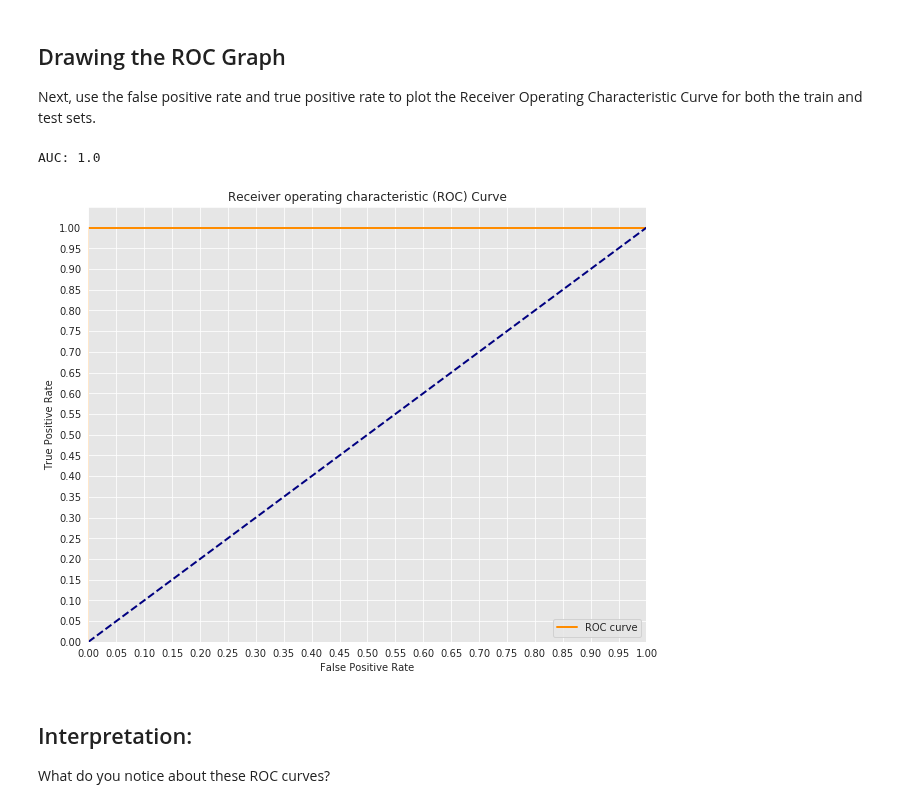
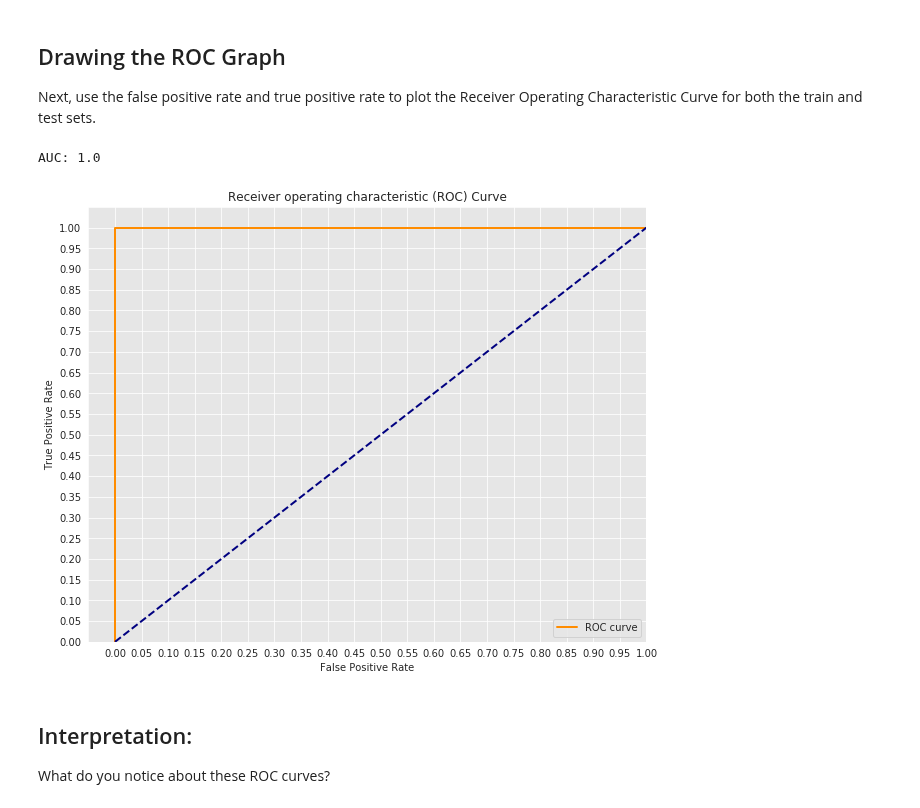
Before and after one commit to fleralle/dsc-roc-curves-and-auc-lab-houston-ds-042219, a Jupyter notebook: index.ipynb, the cells around one changed output. Drawn from its saved outputs; the diff is of its cells as text; code cells hidden in the pictures.

```diff
--- a/index.ipynb
+++ b/index.ipynb
@@ -73,29 +73,29 @@ Next, use the false positive rate and true positive rate to plot the Receiver Op
 # %%
 import matplotlib.pyplot as plt
 import seaborn as sns
 %matplotlib inline
 
 #Seaborns Beautiful Styling
 sns.set_style("darkgrid", {"axes.facecolor": ".9"})
 
 print('AUC: {}'.format(auc(fpr, tpr)))
 plt.figure(figsize=(10,8))
 lw = 2
 plt.plot(fpr, tpr, color='darkorange',
          lw=lw, label='ROC curve')
 plt.plot([0, 1], [0, 1], color='navy', lw=lw, linestyle='--')
-plt.xlim([0.0, 1.0])
+plt.xlim([-0.05, 1.0])
 plt.ylim([0.0, 1.05])
 plt.yticks([i/20.0 for i in range(21)])
 plt.xticks([i/20.0 for i in range(21)])
 plt.xlabel('False Positive Rate')
 plt.ylabel('True Positive Rate')
 plt.title('Receiver operating characteristic (ROC) Curve')
 plt.legend(loc="lower right")
 plt.show()
 # %% [output]
 AUC: 1.0
-[figure, old version]
+[figure, new version]
 # %% [markdown]
 ## Interpretation:
 
```
